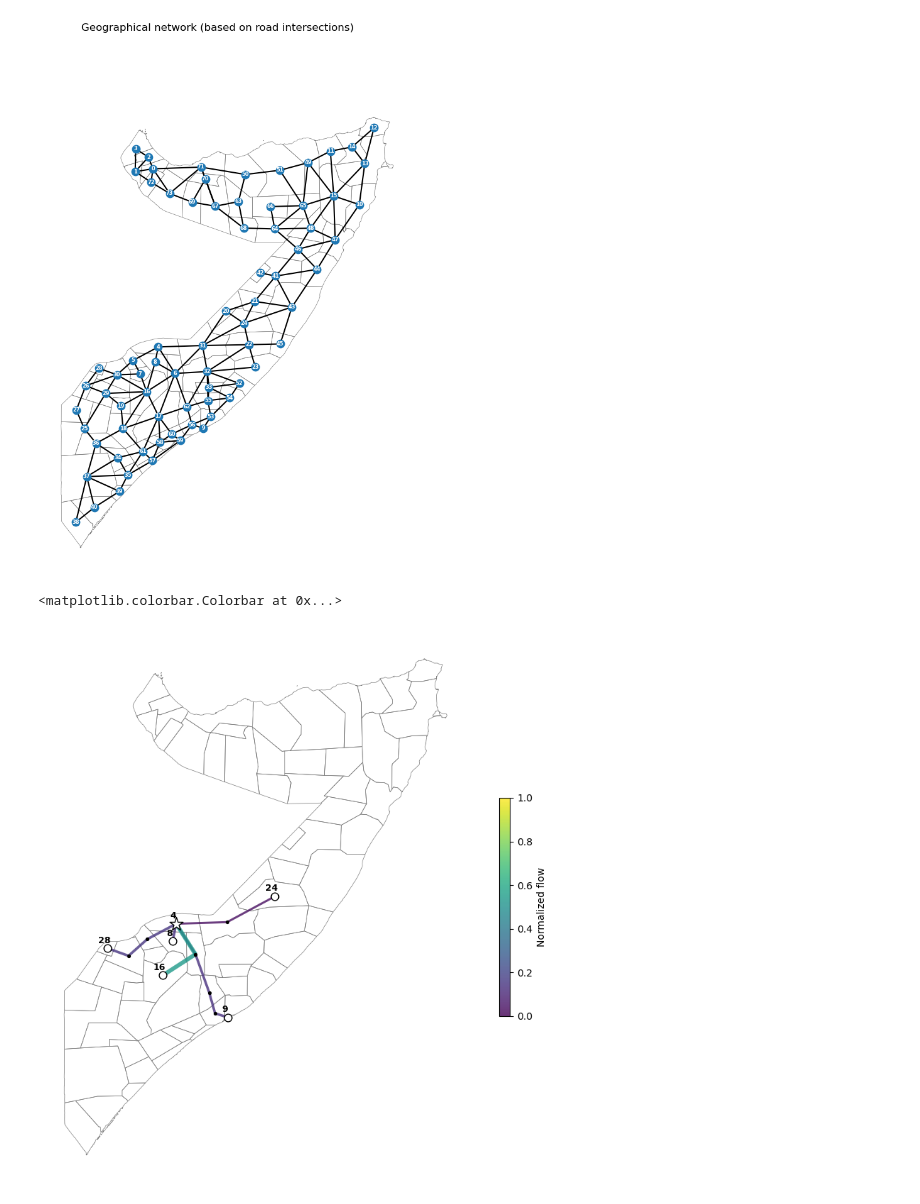
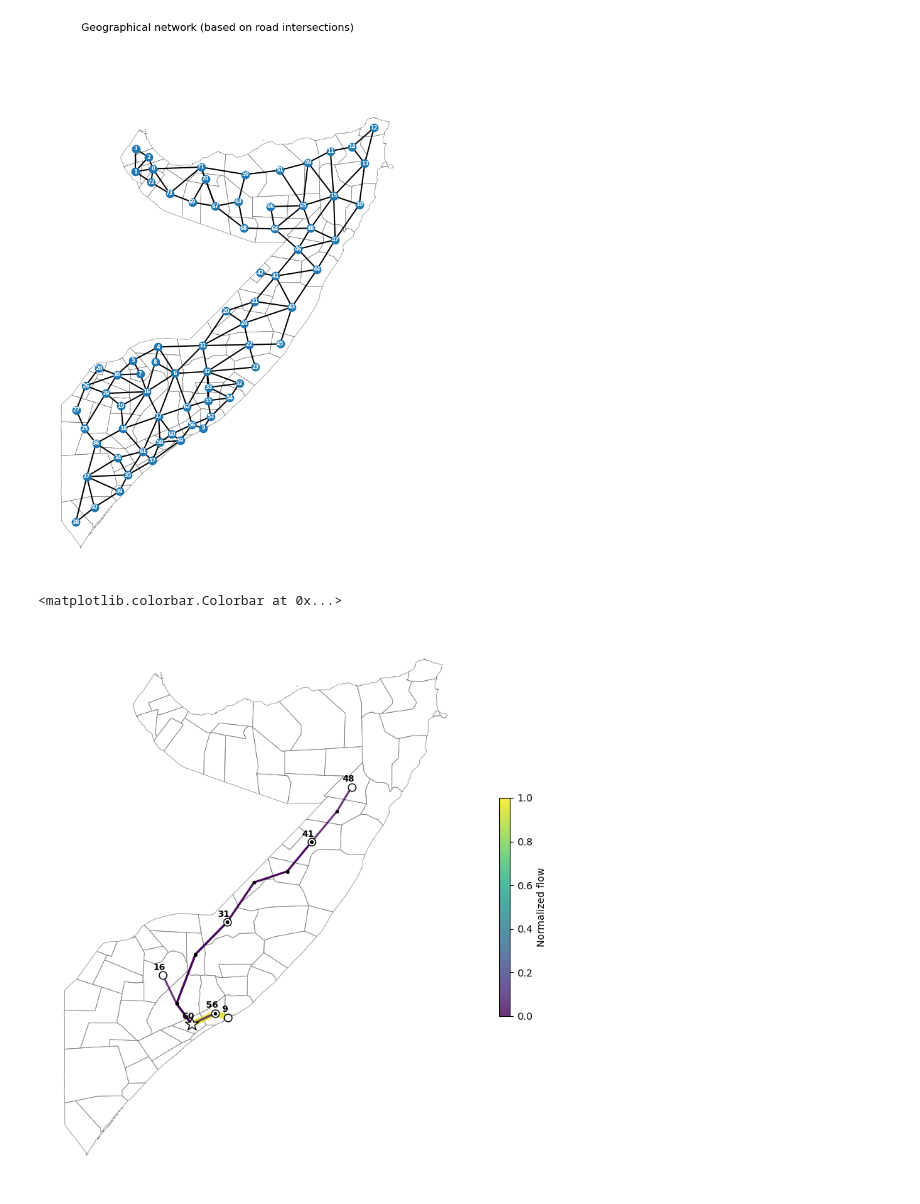
Before and after one commit to GitKalo/climate-displacement, a Jupyter notebook: RW_model.ipynb, the cells around one changed output. Cells and saved outputs as stored; diff of their text form; code cells hidden in the pictures.

Commit message:
Update analysis script with new data and FPT dists

```diff
--- a/RW_model.ipynb
+++ b/RW_model.ipynb
@@ -358,6 +442,7 @@ array([0.00000000e+00, 1.16666678e-01, 5.00000047e-02, ...,
 # %%
-i, j = 0, 3
-fpts = fpt_distribution(i, j, G_geo_transitions, stop=1e-3) # Fairly large stop threshold, for visualization purposes
+i, j = 38, 3
+# fpts = fpt_distribution(i, j, G_geo_transitions, stop=1e-10) # Fairly large stop threshold, for visualization purposes
+fpts = fpt_distribution_fast(i, j, G_geo_transitions, stop=1e-10) # Fairly large stop threshold, for visualization purposes
 plt.bar(np.arange(len(fpts)), fpts);
 plt.title(f'First passage time distribution from node {i} to node {j}')
 # plt.xticks(np.arange(len(fpts)));
@@ -368,0 +458,36 @@ pass
+# %%
+# threshold = "5e-1"
+threshold = "1e-5"
+input_filepath = f'fpt_results_{threshold}.jsonl'
+
+path_length_dists = {i : np.zeros(1) for i in G_flows.nodes()}
+with open(input_filepath, "r") as f :
+    while line := f.readline() :
+        data = json.loads(line)
+        i, j = data['source'], data['target']
+        fpt_dist = np.array(data['fpt_probs'])
+        flow_prob = G_flows.get_edge_data(i, j)
+        if flow_prob is not None:
+            flow_prob = flow_prob['IDP_flow'] / node_outflows[i]
+            path_prob_contribution = flow_prob * fpt_dist
+
+            if i == 7 :
+                print(path_prob_contribution)
+
+        else :
+            path_prob_contribution = [0]
+
+        ### Aggregate to path length distribution
+        if len(path_prob_contribution) > len(path_length_dists[i]) :
+            path_length_dists[i] = path_prob_contribution + np.pad(path_length_dists[i], (0, len(path_prob_contribution) - len(path_length_dists[i])), 'constant', constant_values=0)
+        else :
+            path_length_dists[i][:len(path_prob_contribution)] += path_prob_contribution
+
+### Add self-loop contributions to path length 0
+for i in G_flows.nodes() :
+    self_loop_flow = G_flows.get_edge_data(i, i)
+    if self_loop_flow is not None :
+        self_loop_prob = self_loop_flow['IDP_flow'] / node_outflows[i]
+        path_length_dists[i][0] += self_loop_prob
+
+assert np.all([np.isclose(np.sum(dist), 1.0) for dist in path_length_dists.values() if len(dist) > 1]), "Path length distributions do not sum to 1."
@@ -467,35 +677,35 @@ def plot_shortest_paths_by_flow(G, origin, ax, pos) :
             node_color='black'
         )
 
         # Get the weight of the edge in the flow graph normalized by total weight
         flow_normalized = G_flows[origin][destination]['IDP_flow'] / node_outflows[origin]
 
         # Draw the shortest path with width and color proportional to the normalized weight
         lines = nx.draw_networkx_edges(
             G, pos=pos, ax=ax,
             edgelist=[(shortest_path[i], shortest_path[i+1]) for i in range(len(shortest_path)-1)],
             width= 2 + flow_normalized * 4,  # Scale for visibility
             edge_color=[flow_normalized]*(len(shortest_path)-1),
             edge_cmap=plt.cm.viridis,
             edge_vmin=0,
             edge_vmax=1,
             alpha=0.8
         )
 
     ax.set_frame_on(False)
 
     if flow_neighbors : return lines  # Return the last line drawn for colorbar purposes
 
-origin = 4
+origin = 60
 
 fig, ax = plt.subplots(1, 1, figsize=(12,10))
 
 lines = plot_shortest_paths_by_flow(G_geo, origin, ax, pos)
 
 fig.colorbar(lines, ax=ax, label='Normalized flow', shrink=0.4) # Use last line drawn for colorbar
 # %% [output]
 <matplotlib.colorbar.Colorbar at 0x...>
-[figure, old version]
+[figure, new version]
 # %%
 # Create a grid of subplots, one for each node
 
```
Also changed, not shown: parts of 20 cells of this notebook.
